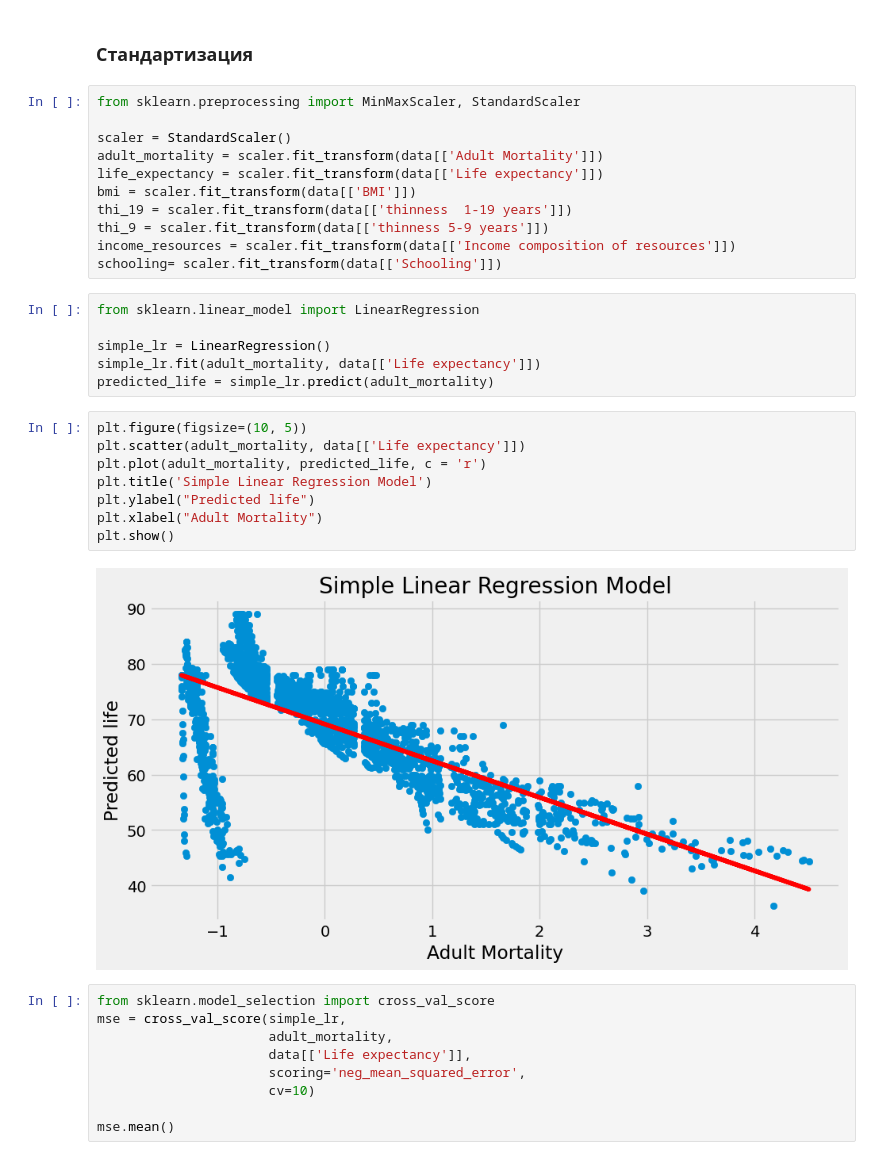
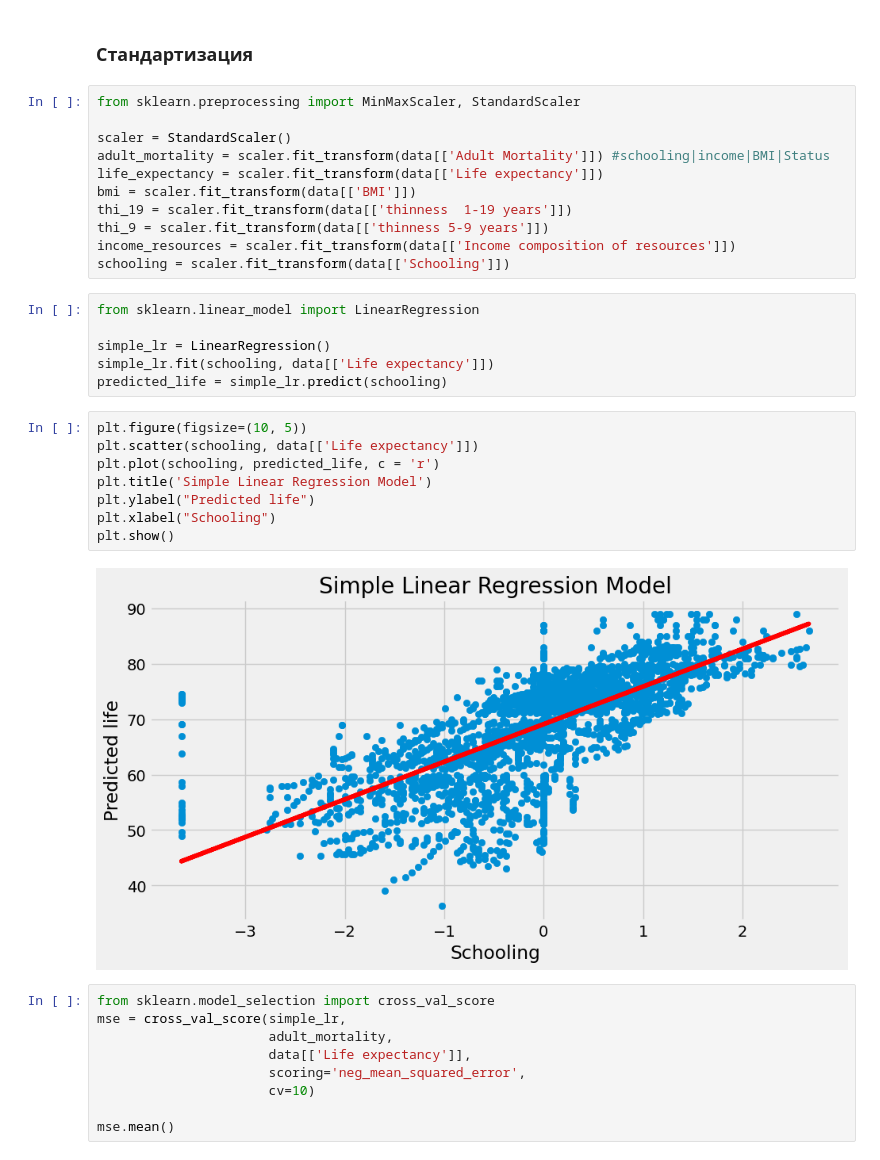
Before and after one commit to LlirikOknessu/tpu-8e22-ML-course, a Jupyter notebook: Shtefan/Untitled.ipynb, the cells around one changed output. Drawn from its saved outputs; the diff is of its cells as text.

```diff
--- a/Shtefan/Untitled.ipynb
+++ b/Shtefan/Untitled.ipynb
@@ -151,29 +143,29 @@ plt.show()
 from sklearn.preprocessing import MinMaxScaler, StandardScaler
 
 scaler = StandardScaler()
-adult_mortality = scaler.fit_transform(data[['Adult Mortality']])
+adult_mortality = scaler.fit_transform(data[['Adult Mortality']]) #schooling|income|BMI|Status
 life_expectancy = scaler.fit_transform(data[['Life expectancy']])
 bmi = scaler.fit_transform(data[['BMI']])
 thi_19 = scaler.fit_transform(data[['thinness  1-19 years']])
 thi_9 = scaler.fit_transform(data[['thinness 5-9 years']])
 income_resources = scaler.fit_transform(data[['Income composition of resources']])
-schooling= scaler.fit_transform(data[['Schooling']])
+schooling = scaler.fit_transform(data[['Schooling']])
 # %%
 from sklearn.linear_model import LinearRegression
 
 simple_lr = LinearRegression()
-simple_lr.fit(adult_mortality, data[['Life expectancy']])
-predicted_life = simple_lr.predict(adult_mortality)
+simple_lr.fit(schooling, data[['Life expectancy']])
+predicted_life = simple_lr.predict(schooling)
 # %%
 plt.figure(figsize=(10, 5))
-plt.scatter(adult_mortality, data[['Life expectancy']])
-plt.plot(adult_mortality, predicted_life, c = 'r')
+plt.scatter(schooling, data[['Life expectancy']])
+plt.plot(schooling, predicted_life, c = 'r')
 plt.title('Simple Linear Regression Model')
 plt.ylabel("Predicted life")
-plt.xlabel("Adult Mortality")
+plt.xlabel("Schooling")
 plt.show()
 # %% [output]
-[figure, old version]
+[figure, new version]
 # %%
 from sklearn.model_selection import cross_val_score
 mse = cross_val_score(simple_lr,
```
Also changed, not shown: parts of 3 cells of this notebook, 1 other file.
